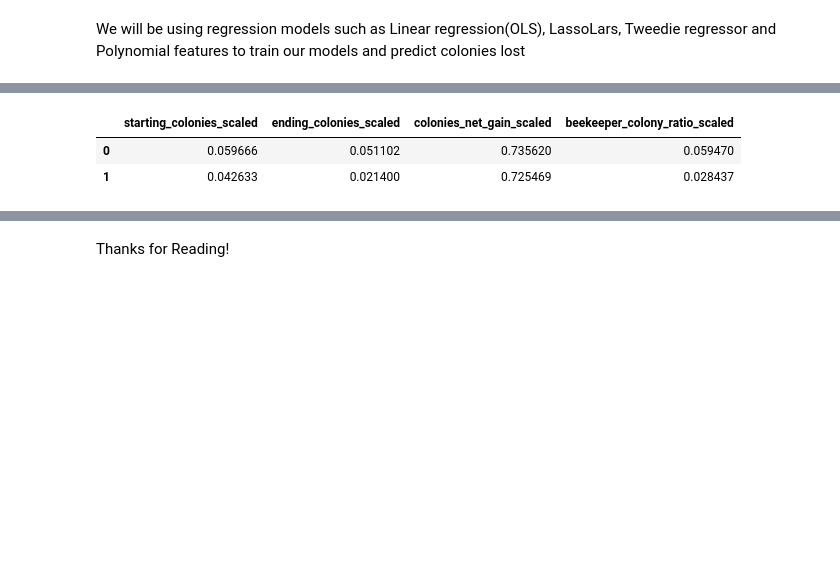
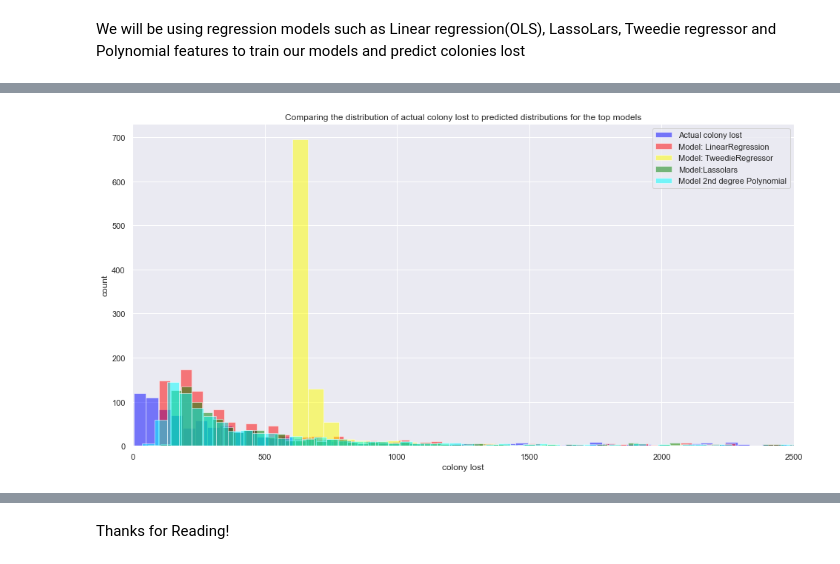
Before and after one commit to Honey-Bee-Roundup-Capstone/Final, a Jupyter notebook: final.ipynb, the cells around one changed output, grey strips where cells are left out. Saved outputs shown, nothing was run; the diff lists cells and outputs as text; code cells hidden in the pictures; blank space fills up the shorter version.

```diff
--- a/final.ipynb
+++ b/final.ipynb
@@ -586,6 +426,4 @@ RMSE(X_train,y_train, X_validate, y_validate)
-# %%
-X_train.head(2)
-# %% [output]
-|  | starting_colonies_scaled | ending_colonies_scaled | colonies_net_gain_scaled | beekeeper_colony_ratio_scaled |
-| 0 | 0.059666 | 0.051102 | 0.735620 | 0.059470 |
-| 1 | 0.042633 | 0.021400 | 0.725469 | 0.028437 |
+# %%
+model_performace(y_train)
+# %% [output]
+[figure, new version]
```
Also changed, not shown: parts of 28 cells of this notebook, 1 other file.
